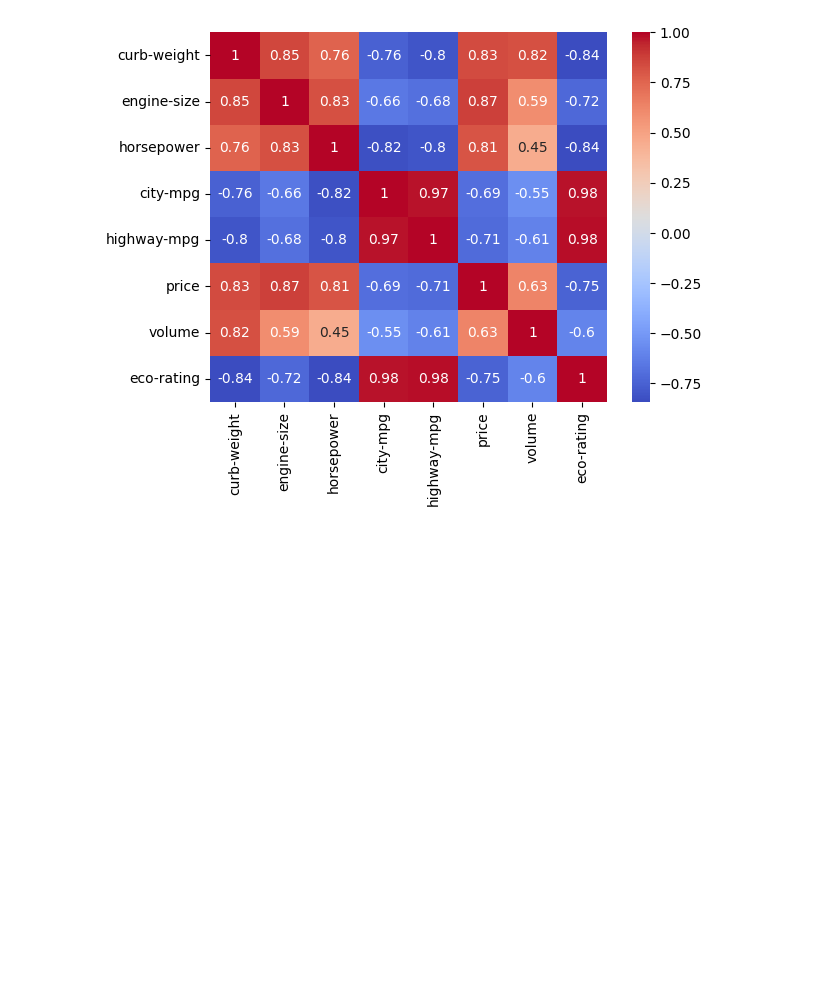
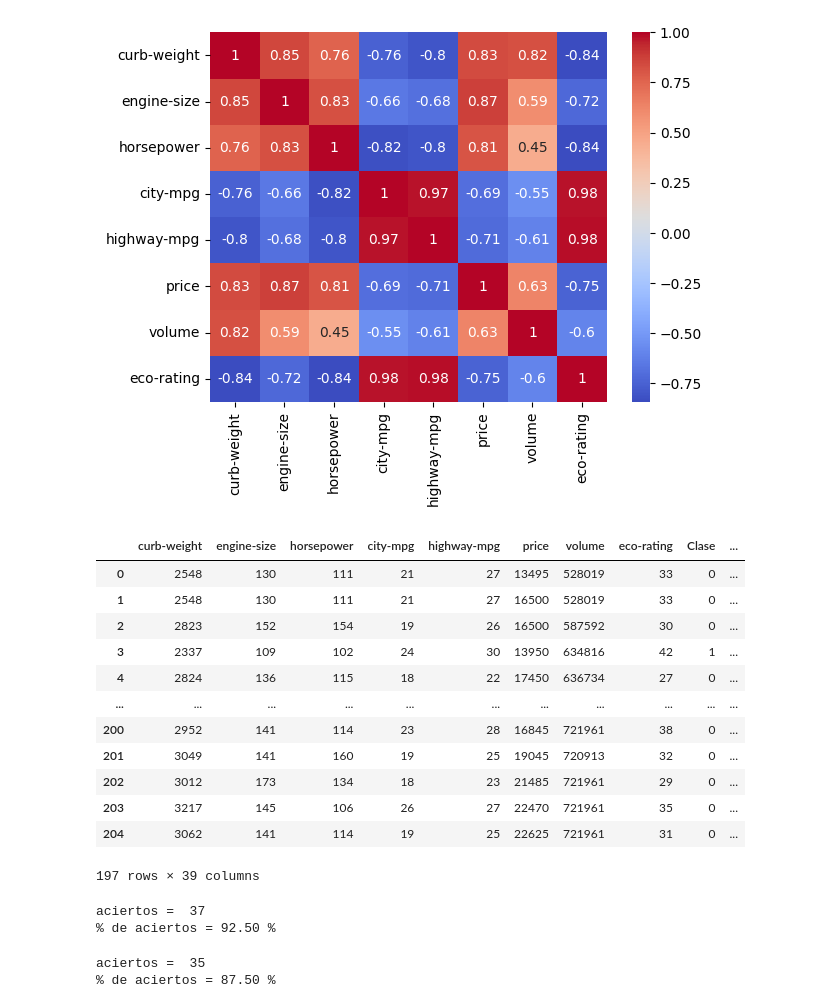
Before and after one commit to AndresMontesDeOca/Redes_Neuronales, a Jupyter notebook: Ejercicios.ipynb, the cells around one changed output. Saved outputs shown, nothing was run; the diff lists cells and outputs as text; code cells hidden in the pictures; blank space fills up the shorter version.

```diff
--- a/Ejercicios.ipynb
+++ b/Ejercicios.ipynb
@@ -321,3 +321,77 @@ sns.heatmap(data_numercis.corr(), annot=True, cmap='coolwarm')
 plt.show()
 # %% [output]
 [figure]
+# %%
+# Creamos el Umbral
+thresshold = data['eco-rating'].mean()
+
+# Creamos la variable de Clase, y la agregamos al dataset
+data['Clase'] = (data['eco-rating'] > thresshold).astype(int)
+
+# Pasamos a Numericas usando One-Hot
+data_numercis = pd.get_dummies(data, columns=data.select_dtypes(include=['object']).columns).astype(int)
+data_numercis
+# %% [output]
+|  | curb-weight | engine-size | horsepower | city-mpg | highway-mpg | price | volume | eco-rating | Clase | ... |
+| 0 | 2548 | 130 | 111 | 21 | 27 | 13495 | 528019 | 33 | 0 | ... |
+| 1 | 2548 | 130 | 111 | 21 | 27 | 16500 | 528019 | 33 | 0 | ... |
+| 2 | 2823 | 152 | 154 | 19 | 26 | 16500 | 587592 | 30 | 0 | ... |
+| 3 | 2337 | 109 | 102 | 24 | 30 | 13950 | 634816 | 42 | 1 | ... |
+| 4 | 2824 | 136 | 115 | 18 | 22 | 17450 | 636734 | 27 | 0 | ... |
+| ... | ... | ... | ... | ... | ... | ... | ... | ... | ... | ... |
+| 200 | 2952 | 141 | 114 | 23 | 28 | 16845 | 721961 | 38 | 0 | ... |
+| 201 | 3049 | 141 | 160 | 19 | 25 | 19045 | 720913 | 32 | 0 | ... |
+| 202 | 3012 | 173 | 134 | 18 | 23 | 21485 | 721961 | 29 | 0 | ... |
+| 203 | 3217 | 145 | 106 | 26 | 27 | 22470 | 721961 | 35 | 0 | ... |
+| 204 | 3062 | 141 | 114 | 19 | 25 | 22625 | 721961 | 31 | 0 | ... |
+197 rows × 39 columns
+# %%
+# Normalizamos con ZScore
+data_zscore = pd.DataFrame(scaler.fit_transform(data_numercis.drop('Clase', axis=1)), columns=data_numercis.columns[:-1])
+
+# Opcional: Eliminamos correlaciones. Se puede comentar esta linea
+data_zscore = data_zscore.drop(['city-mpg', 'horsepower'], axis=1)
+
+# Modelamos
+Xtrain, Xtest, ytrain, ytest = train_test_split(data_zscore.values, data_numercis['Clase'].values, test_size=0.2)
+
+# Instanciamos el modelo y entrenamos
+ppn = Perceptron(alpha=0.05, n_iter=200)
+ppn.fit(Xtrain, ytrain)
+
+# Probamos el modelo
+ypred = ppn.predict(Xtest)
+
+aciertos = sum(ypred == ytest)
+print("aciertos = ", aciertos)
+
+nAciertos = sum(ypred == ytest)
+print("%% de aciertos = %.2f %%" % (100*nAciertos/Xtest.shape[0]))
+# %% [output]
+aciertos =  37
+% de aciertos = 92.50 %
+# %%
+# Normalizamos con MinMax
+data_minmax = pd.DataFrame(MinMaxScaler().fit_transform(data_numercis.drop('Clase', axis=1)), columns=data_numercis.columns[:-1])
+
+# Opcional: Eliminamos correlaciones. Se puede comentar esta linea
+data_minmax = data_minmax.drop(['city-mpg', 'horsepower'], axis=1)
+
+# Modelamos
+Xtrain, Xtest, ytrain, ytest = train_test_split(data_minmax.values, data_numercis['Clase'].values, test_size=0.2)
+
+# Instanciamos el modelo y entrenamos
+ppn = Perceptron(alpha=0.05, n_iter=200)
+ppn.fit(Xtrain, ytrain)
+
+# Probamos el modelo
+ypred = ppn.predict(Xtest)
+
+aciertos = sum(ypred == ytest)
+print("aciertos = ", aciertos)
+
+nAciertos = sum(ypred == ytest)
+print("%% de aciertos = %.2f %%" % (100*nAciertos/Xtest.shape[0]))
+# %% [output]
+aciertos =  35
+% de aciertos = 87.50 %
```
Also changed, not shown: parts of 1 cell of this notebook.
